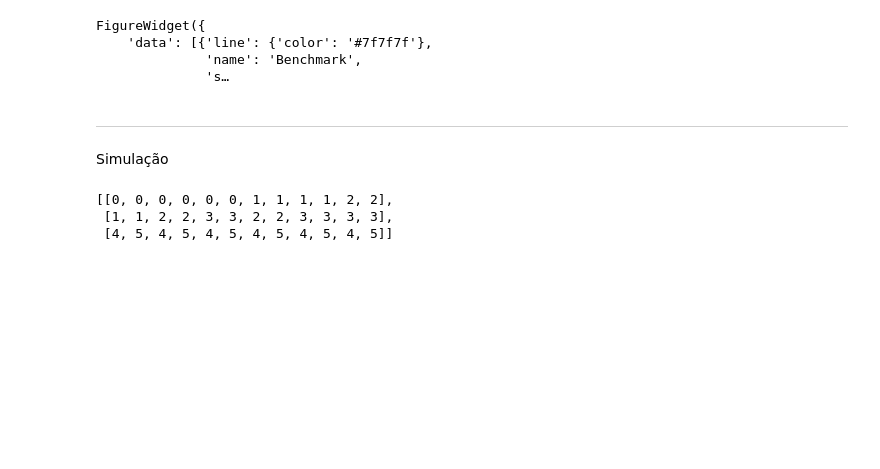
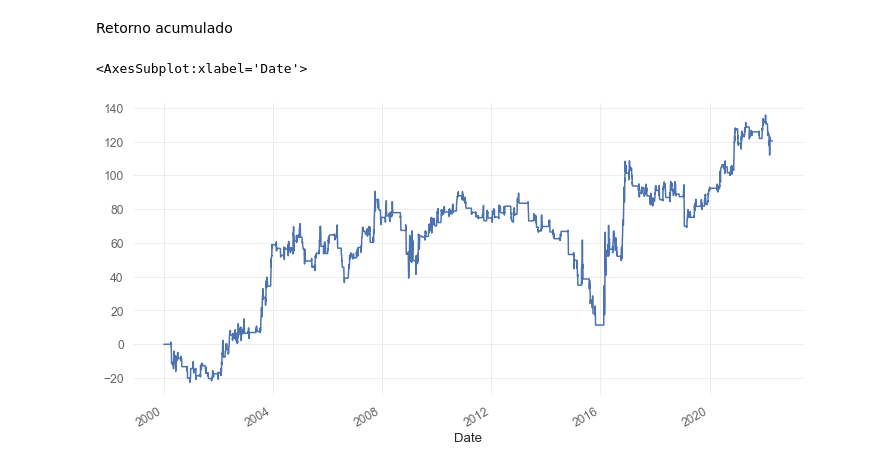
Before and after one commit to aceslima/python_vectorbt, a Jupyter notebook: MACD com Vectorbt.ipynb, the cells around one changed output. Cells and saved outputs as stored; diff of their text form; code cells hidden in the pictures; blank space fills up the shorter version.

```diff
--- a/MACD com Vectorbt.ipynb
+++ b/MACD com Vectorbt.ipynb
@@ -121,11 +131,7 @@ FigureWidget({
+# %% [markdown]
+Retorno acumulado
 # %%
-pf_macd.plot_cum_returns()
+(pf.returns().cumsum() * 100).plot(figsize=(12,6))
 # %% [output]
-FigureWidget({
-    'data': [{'line': {'color': '#7f7f7f'},
-              'name': 'Benchmark',
-              's…
+<AxesSubplot:xlabel='Date'>
+[figure, added]
-# %% [markdown]
-***
-
-Simulação
@@ -135,7 +137,0 @@ from vectorbt.utils.params import create_param_combs
-# %%
-# Exemplo
-create_param_combs((product, (combinations, [0, 1, 2, 3], 2), [4, 5]))
-# %% [output]
-[[0, 0, 0, 0, 0, 0, 1, 1, 1, 1, 2, 2],
- [1, 1, 2, 2, 3, 3, 2, 2, 3, 3, 3, 3],
- [4, 5, 4, 5, 4, 5, 4, 5, 4, 5, 4, 5]]
```
Also changed, not shown: parts of 33 cells of this notebook.
